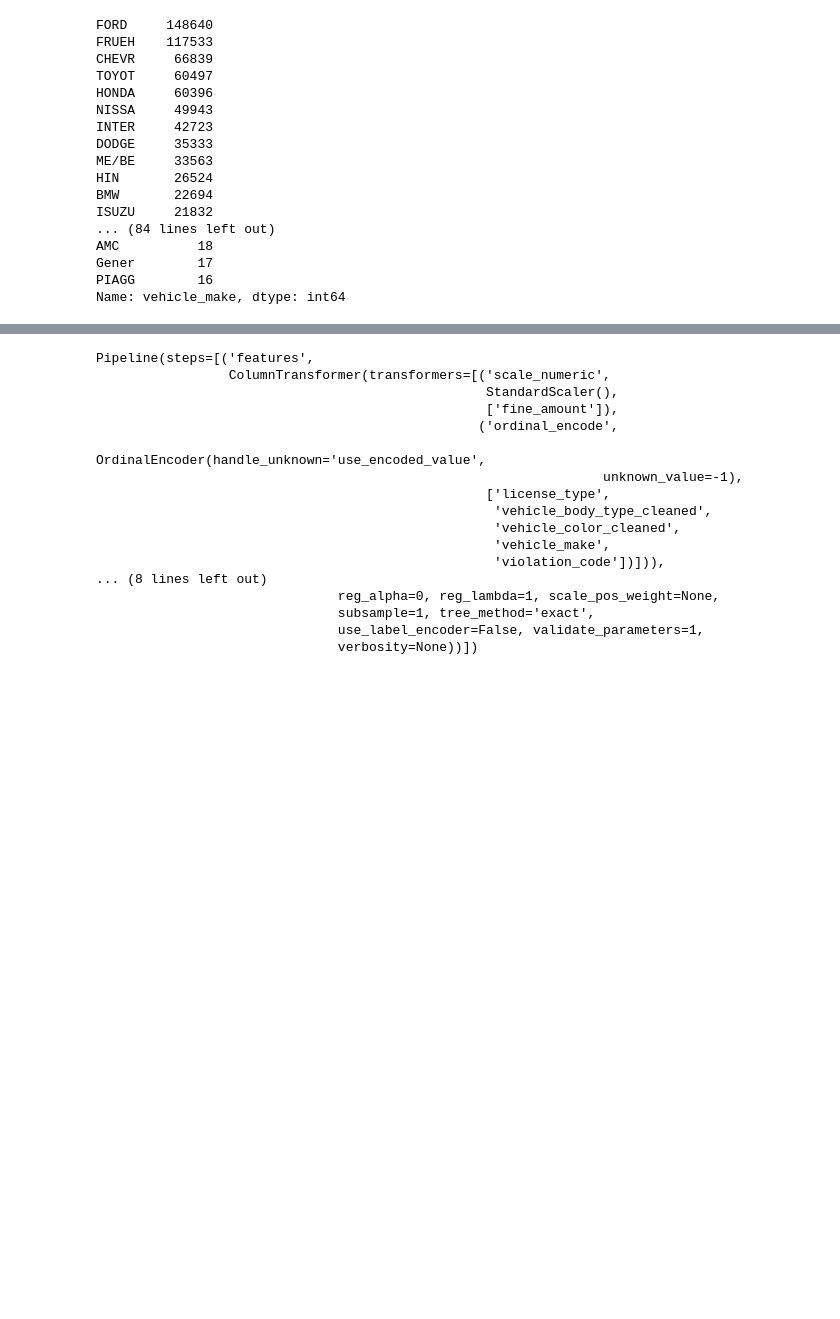
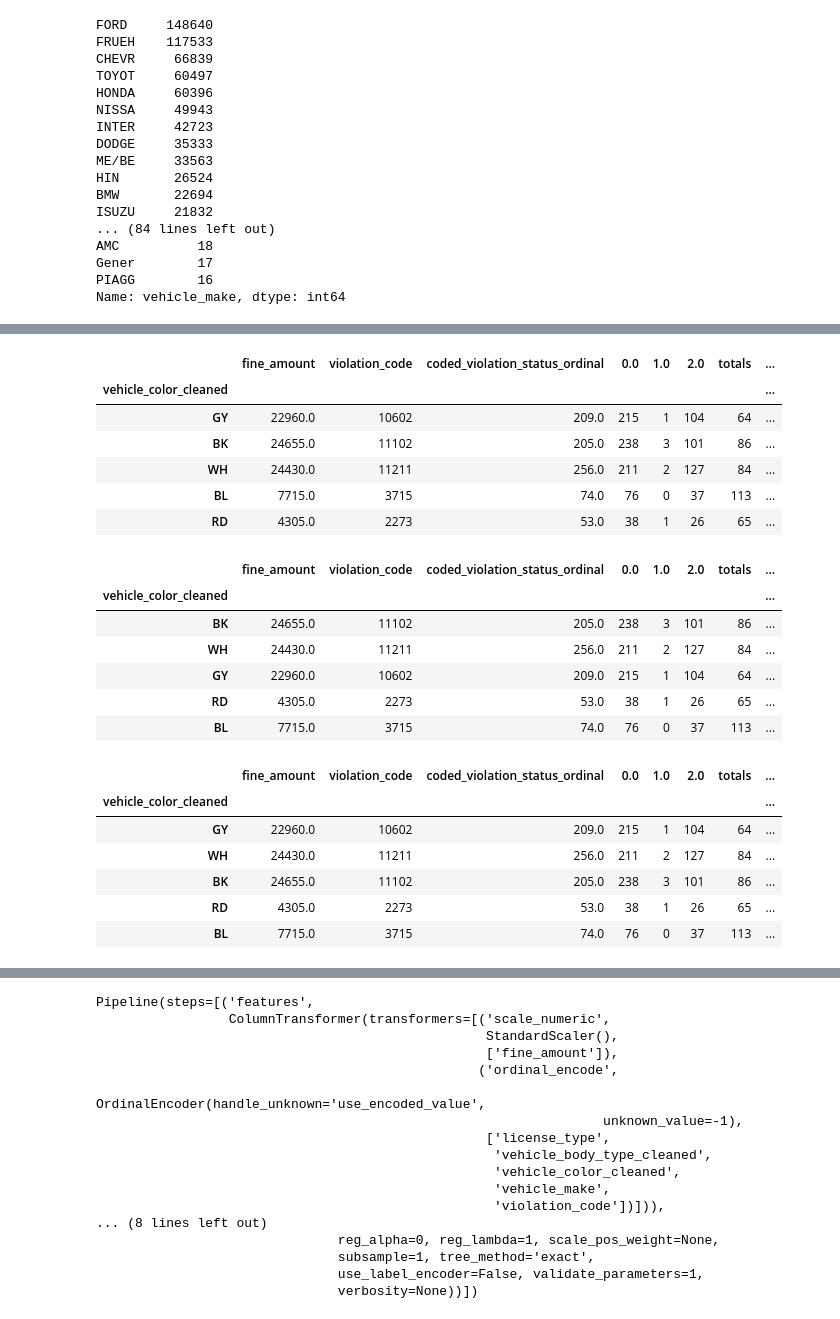
Before and after one commit to bsha6/parking_violations, a Jupyter notebook: project.ipynb, the cells around one changed output, grey strips where cells are left out. Drawn from its saved outputs; the diff is of its cells as text; code cells hidden in the pictures; blank space fills up the shorter version.

```diff
--- a/project.ipynb
+++ b/project.ipynb
@@ -929,5 +929,28 @@ show_statuses(analyze_by_col(df.loc[(df['license_type'] == 'PAS') | (df['license
 | SWT | 52070.0 | 27888 | 439.0 | 710.0 | 169.0 | 135.0 | 1014.0 | ... |
 # %%
 # By Vehicle Make and color
+vehicle_make = 'TESLA'
 show_statuses(analyze_by_col(df.loc[((df['license_type'] == 'PAS') | (df['license_type'] == 'SRF')) &
-                                   (df['vehicle_make'] == 'VOLKS')], 'vehicle_color_cleaned'))
+                                   (df['vehicle_make'] == vehicle_make)], 'vehicle_color_cleaned'), cutoff=10)
+# %% [output]
+|  | fine_amount | violation_code | coded_violation_status_ordinal | 0.0 | 1.0 | 2.0 | totals | ... |
+| vehicle_color_cleaned |  |  |  |  |  |  |  | ... |
+| GY | 22960.0 | 10602 | 209.0 | 215 | 1 | 104 | 64 | ... |
+| BK | 24655.0 | 11102 | 205.0 | 238 | 3 | 101 | 86 | ... |
+| WH | 24430.0 | 11211 | 256.0 | 211 | 2 | 127 | 84 | ... |
+| BL | 7715.0 | 3715 | 74.0 | 76 | 0 | 37 | 113 | ... |
+| RD | 4305.0 | 2273 | 53.0 | 38 | 1 | 26 | 65 | ... |
+|  | fine_amount | violation_code | coded_violation_status_ordinal | 0.0 | 1.0 | 2.0 | totals | ... |
+| vehicle_color_cleaned |  |  |  |  |  |  |  | ... |
+| BK | 24655.0 | 11102 | 205.0 | 238 | 3 | 101 | 86 | ... |
+| WH | 24430.0 | 11211 | 256.0 | 211 | 2 | 127 | 84 | ... |
+| GY | 22960.0 | 10602 | 209.0 | 215 | 1 | 104 | 64 | ... |
+| RD | 4305.0 | 2273 | 53.0 | 38 | 1 | 26 | 65 | ... |
+| BL | 7715.0 | 3715 | 74.0 | 76 | 0 | 37 | 113 | ... |
+|  | fine_amount | violation_code | coded_violation_status_ordinal | 0.0 | 1.0 | 2.0 | totals | ... |
+| vehicle_color_cleaned |  |  |  |  |  |  |  | ... |
+| GY | 22960.0 | 10602 | 209.0 | 215 | 1 | 104 | 64 | ... |
+| WH | 24430.0 | 11211 | 256.0 | 211 | 2 | 127 | 84 | ... |
+| BK | 24655.0 | 11102 | 205.0 | 238 | 3 | 101 | 86 | ... |
+| RD | 4305.0 | 2273 | 53.0 | 38 | 1 | 26 | 65 | ... |
+| BL | 7715.0 | 3715 | 74.0 | 76 | 0 | 37 | 113 | ... |
```
Also changed, not shown: parts of 1 cell of this notebook.
